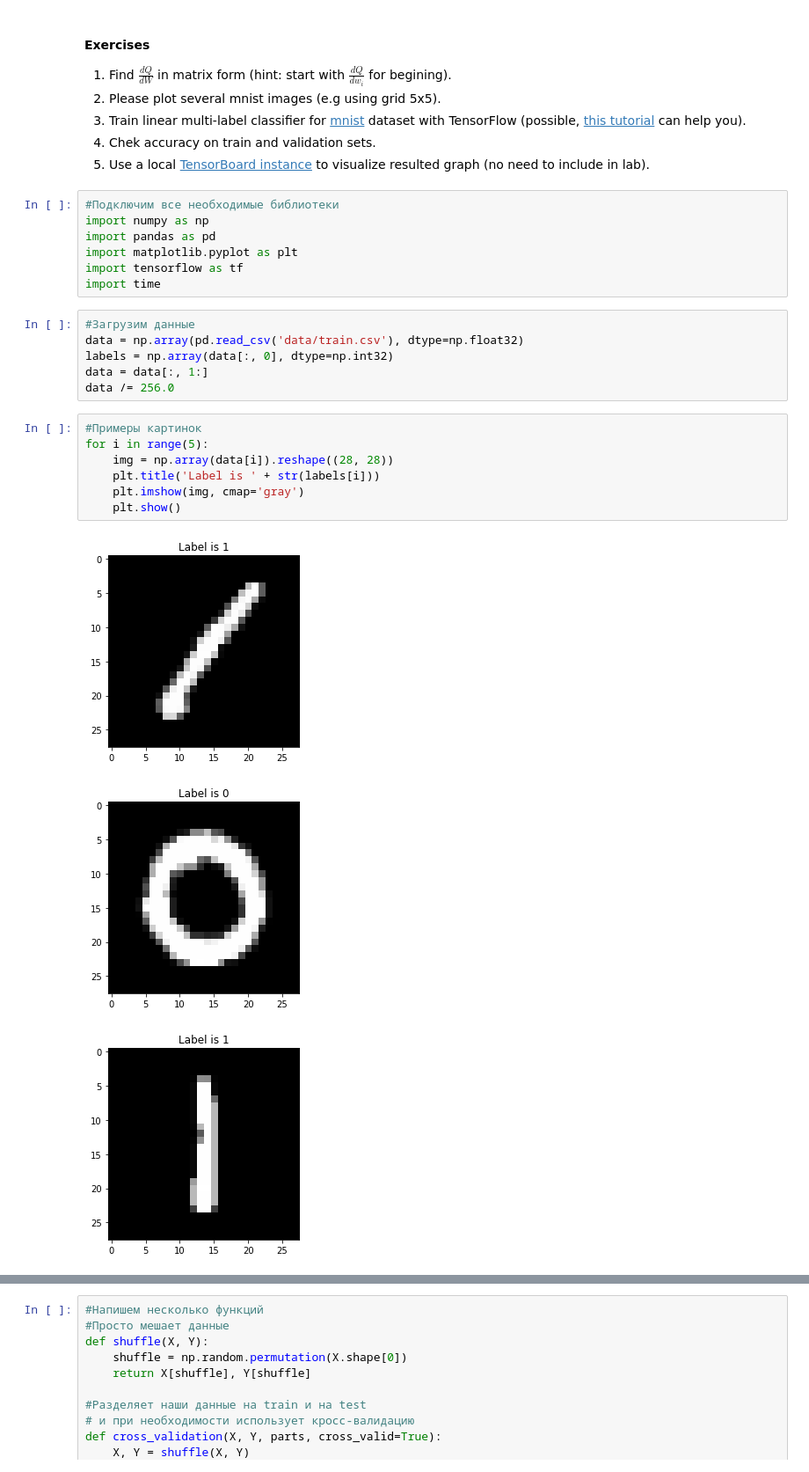
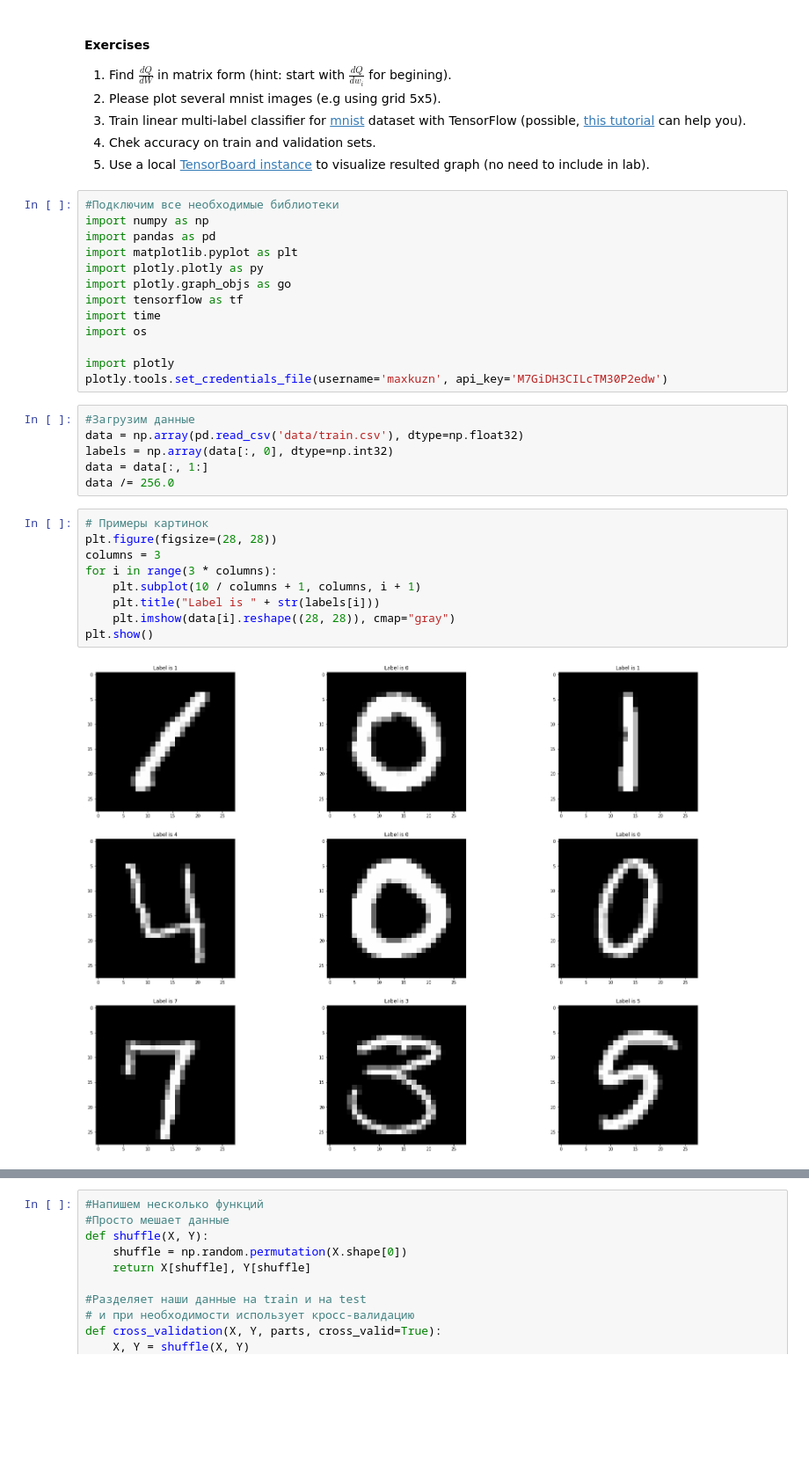
Before and after one commit to max-kuzn/squad, a Jupyter notebook: labs/lab-2.ipynb, the cells around one changed output, grey strips where cells are left out. Shown at 88% size. Saved outputs shown, nothing was run; the diff lists cells and outputs as text; blank space fills up the shorter version.

```diff
--- a/labs/lab-2.ipynb
+++ b/labs/lab-2.ipynb
@@ -43,8 +43,14 @@ Actually, the maximization of the log-likelihood is written above.
 import numpy as np
 import pandas as pd
 import matplotlib.pyplot as plt
+import plotly.plotly as py
+import plotly.graph_objs as go
 import tensorflow as tf
 import time
+import os
+
+import plotly
+plotly.tools.set_credentials_file(username='maxkuzn', api_key='M7GiDH3CILcTM30P2edw')
 # %%
 #Загрузим данные
 data = np.array(pd.read_csv('data/train.csv'), dtype=np.float32)
@@ -52,13 +58,13 @@ labels = np.array(data[:, 0], dtype=np.int32)
 data = data[:, 1:]
 data /= 256.0
 # %%
-#Примеры картинок
-for i in range(5):
-    img = np.array(data[i]).reshape((28, 28))
-    plt.title('Label is ' + str(labels[i]))
-    plt.imshow(img, cmap='gray')
-    plt.show()
+# Примеры картинок
+plt.figure(figsize=(28, 28))
+columns = 3
+for i in range(3 * columns):
+    plt.subplot(10 / columns + 1, columns, i + 1)
+    plt.title("Label is " + str(labels[i]))
+    plt.imshow(data[i].reshape((28, 28)), cmap="gray")
+plt.show()
 # %% [output]
-[figure, old version]
+[figure, new version]
-[figure, removed]
-[figure, removed]
```
Also changed, not shown: parts of 6 cells of this notebook.
